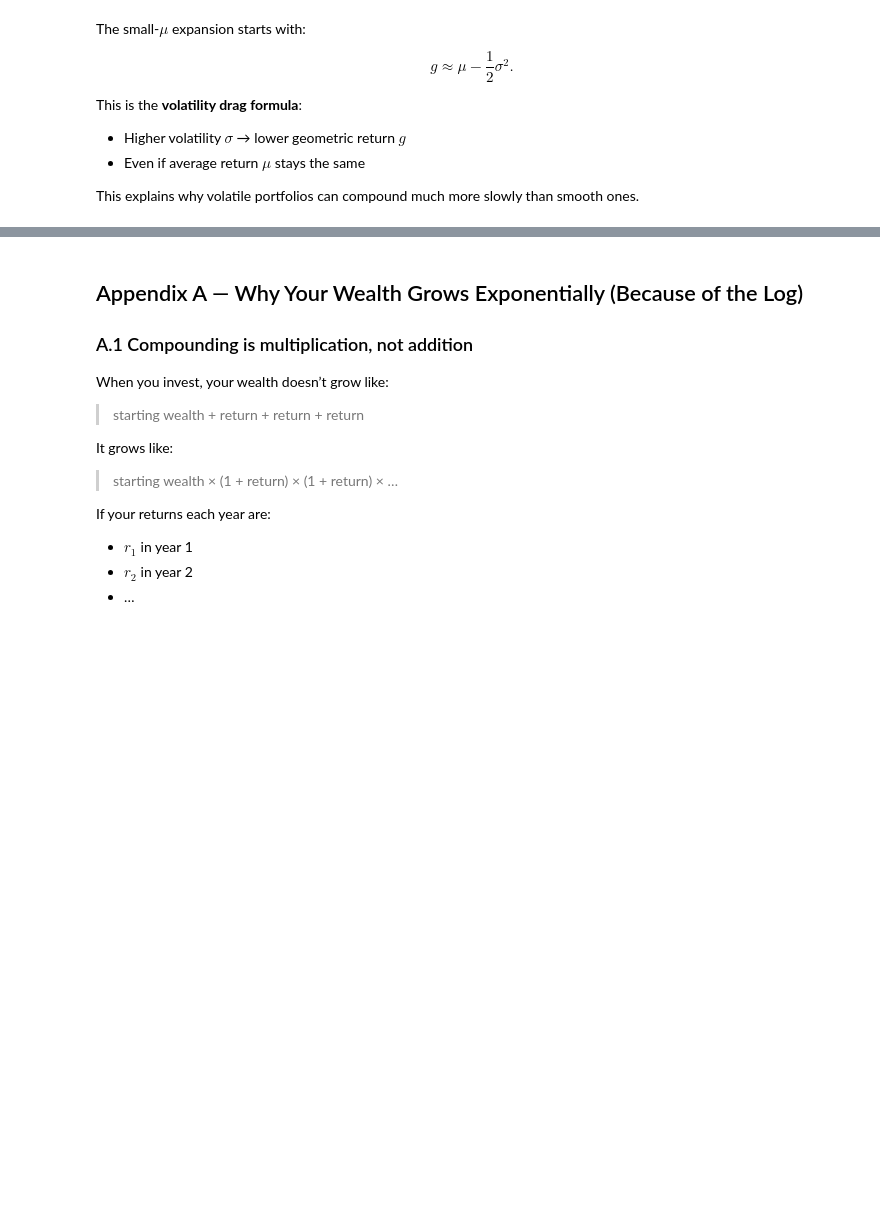
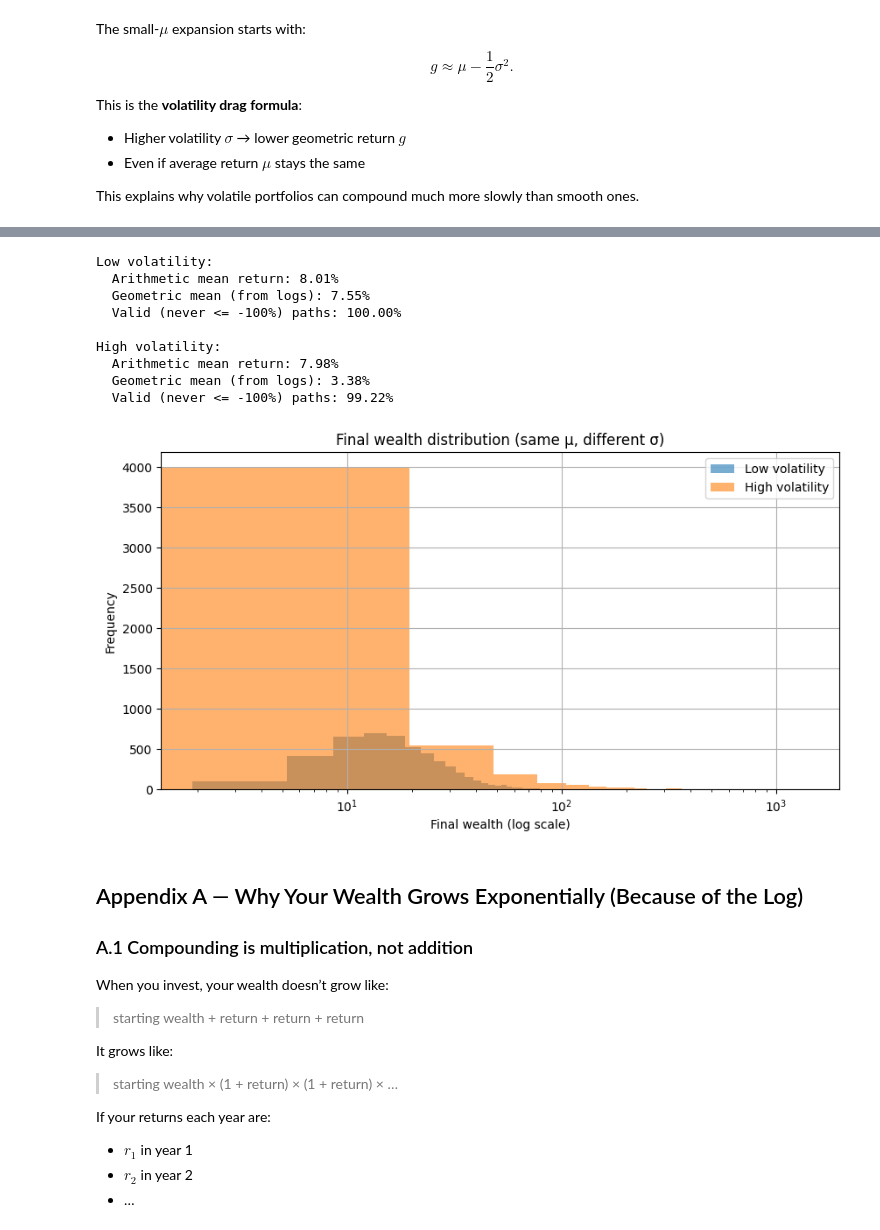
Before and after one commit to senanayake/colab-notebooks, a Jupyter notebook: SafeHavenLab.ipynb, the cells around one changed output, grey strips where cells are left out. Cells and saved outputs as stored; diff of their text form; code cells hidden in the pictures; blank space fills up the shorter version.

```diff
--- a/SafeHavenLab.ipynb
+++ b/SafeHavenLab.ipynb
@@ -350,3 +364,77 @@ This explains why volatile portfolios can compound much more slowly than smooth
+# %%
+import numpy as np
+import matplotlib.pyplot as plt
+
+np.random.seed(42)
+
+def simulate(mu, sigma, years=40, paths=5000):
+    """
+    Simulate paths with annual returns ~ Normal(mu, sigma).
+    Returns:
+      - arithmetic mean of returns
+      - geometric mean (from log-returns)
+      - final wealth distribution
+    """
+    rets = np.random.normal(mu, sigma, size=(paths, years))
+
+    # Arithmetic average (across all paths & years)
+    arith = rets.mean()
+
+    # Geometric return via log(1+r)
+    # We must avoid log(1+r) when (1+r) <= 0, so we drop those rare paths.
+    growth_factors = 1 + rets
+
+    # Mask out any paths that ever hit (1+r) <= 0 (they're effectively ruined)
+    valid_mask = (growth_factors > 0).all(axis=1)
+    valid_growth = growth_factors[valid_mask]
+
+    log_rets = np.log(valid_growth)
+    # Average log-return across time, then across paths
+    g_per_path = log_rets.mean(axis=1)
+    geom = np.exp(g_per_path).mean() - 1
+
+    # Final wealth for all paths (including ruined ones)
+    wealth = growth_factors.prod(axis=1)
+
+    return arith, geom, wealth, valid_mask
+
+mu = 0.08
+low_sig, high_sig = 0.10, 0.30
+
+arith_l, geo_l, wealth_l, mask_l = simulate(mu, low_sig)
+arith_h, geo_h, wealth_h, mask_h = simulate(mu, high_sig)
+
+print("Low volatility:")
+print("  Arithmetic mean return:", f"{arith_l:.2%}")
+print("  Geometric mean (from logs):", f"{geo_l:.2%}")
+print(f"  Valid (never <= -100%) paths: {mask_l.mean():.2%}")
+print()
+print("High volatility:")
+print("  Arithmetic mean return:", f"{arith_h:.2%}")
+print("  Geometric mean (from logs):", f"{geo_h:.2%}")
+print(f"  Valid (never <= -100%) paths: {mask_h.mean():.2%}")
+
+plt.figure(figsize=(10,5))
+plt.hist(wealth_l, bins=50, alpha=0.6, label="Low volatility")
+plt.hist(wealth_h, bins=50, alpha=0.6, label="High volatility")
+plt.xscale("log")
+plt.legend()
+plt.title("Final wealth distribution (same μ, different σ)")
+plt.xlabel("Final wealth (log scale)")
+plt.ylabel("Frequency")
+plt.grid(True)
+plt.show()
+# %% [output]
+Low volatility:
+  Arithmetic mean return: 8.01%
+  Geometric mean (from logs): 7.55%
+  Valid (never <= -100%) paths: 100.00%
+
+High volatility:
+  Arithmetic mean return: 7.98%
+  Geometric mean (from logs): 3.38%
+  Valid (never <= -100%) paths: 99.22%
+[figure, added]
 # %% [markdown]
 ## Appendix A — Why Your Wealth Grows Exponentially (Because of the Log)
 
```
Also changed, not shown: parts of 1 cell of this notebook.
